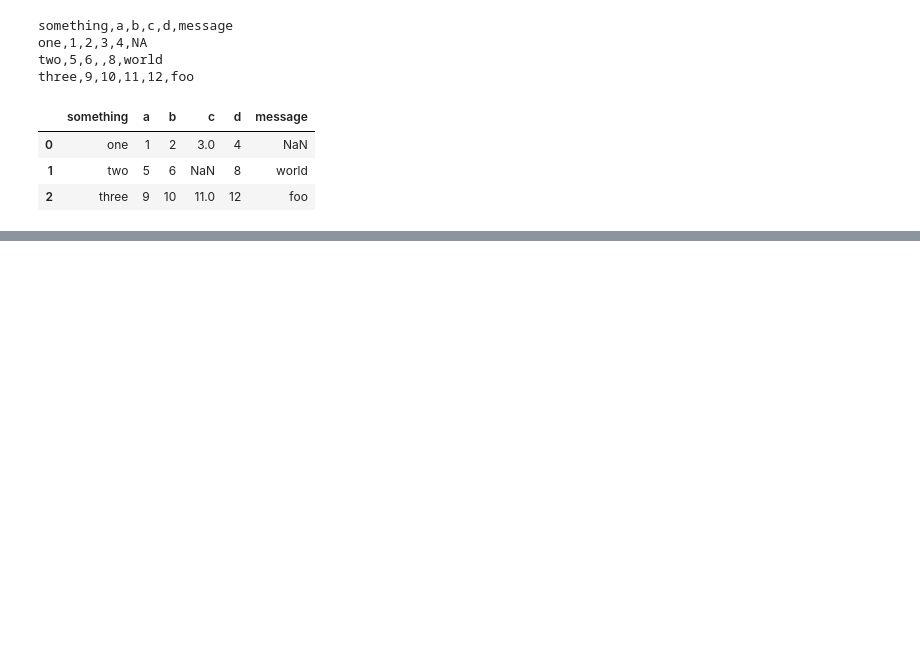
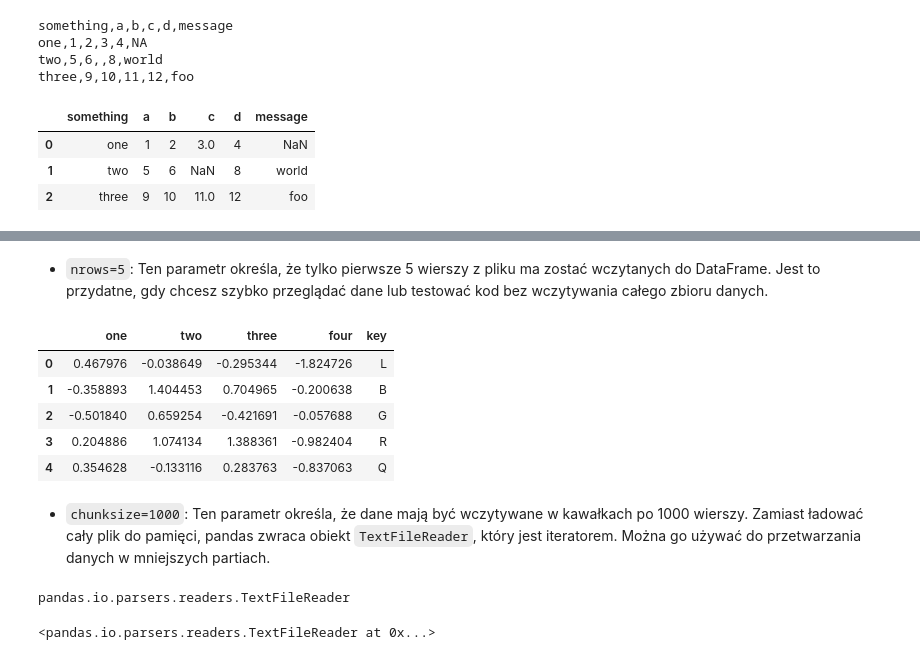
Before and after one commit to url-github/Pandas, a Jupyter notebook: 006_PywAD_Odczyt_i_zapis_plików,_formaty_plików.ipynb, the cells around one changed output, grey strips where cells are left out. Cells and saved outputs as stored; diff of their text form; code cells hidden in the pictures; blank space fills up the shorter version.

```diff
--- a/006_PywAD_Odczyt_i_zapis_plików,_formaty_plików.ipynb
+++ b/006_PywAD_Odczyt_i_zapis_plików,_formaty_plików.ipynb
@@ -295,0 +221,22 @@ for elt in root.INDICATOR:
+# %% [markdown]
+- `nrows=5`: Ten parametr określa, że tylko pierwsze 5 wierszy z pliku ma zostać wczytanych do DataFrame. Jest to przydatne, gdy chcesz szybko przeglądać dane lub testować kod bez wczytywania całego zbioru danych.
+# %%
+pd.read_csv("/content/ex6.csv", nrows=5)
+# %% [output]
+|  | one | two | three | four | key |
+| 0 | 0.467976 | -0.038649 | -0.295344 | -1.824726 | L |
+| 1 | -0.358893 | 1.404453 | 0.704965 | -0.200638 | B |
+| 2 | -0.501840 | 0.659254 | -0.421691 | -0.057688 | G |
+| 3 | 0.204886 | 1.074134 | 1.388361 | -0.982404 | R |
+| 4 | 0.354628 | -0.133116 | 0.283763 | -0.837063 | Q |
+# %% [markdown]
+- `chunksize=1000`: Ten parametr określa, że dane mają być wczytywane w kawałkach po 1000 wierszy. Zamiast ładować cały plik do pamięci, pandas zwraca obiekt `TextFileReader`, który jest iteratorem. Można go używać do przetwarzania danych w mniejszych partiach.
+# %%
+chunker = pd.read_csv("/content/ex6.csv", chunksize=1000)
+type(chunker)
+# %% [output]
+pandas.io.parsers.readers.TextFileReader
+# %%
+chunker
+# %% [output]
+<pandas.io.parsers.readers.TextFileReader at 0x...>
```
Also changed, not shown: parts of 86 cells of this notebook.
